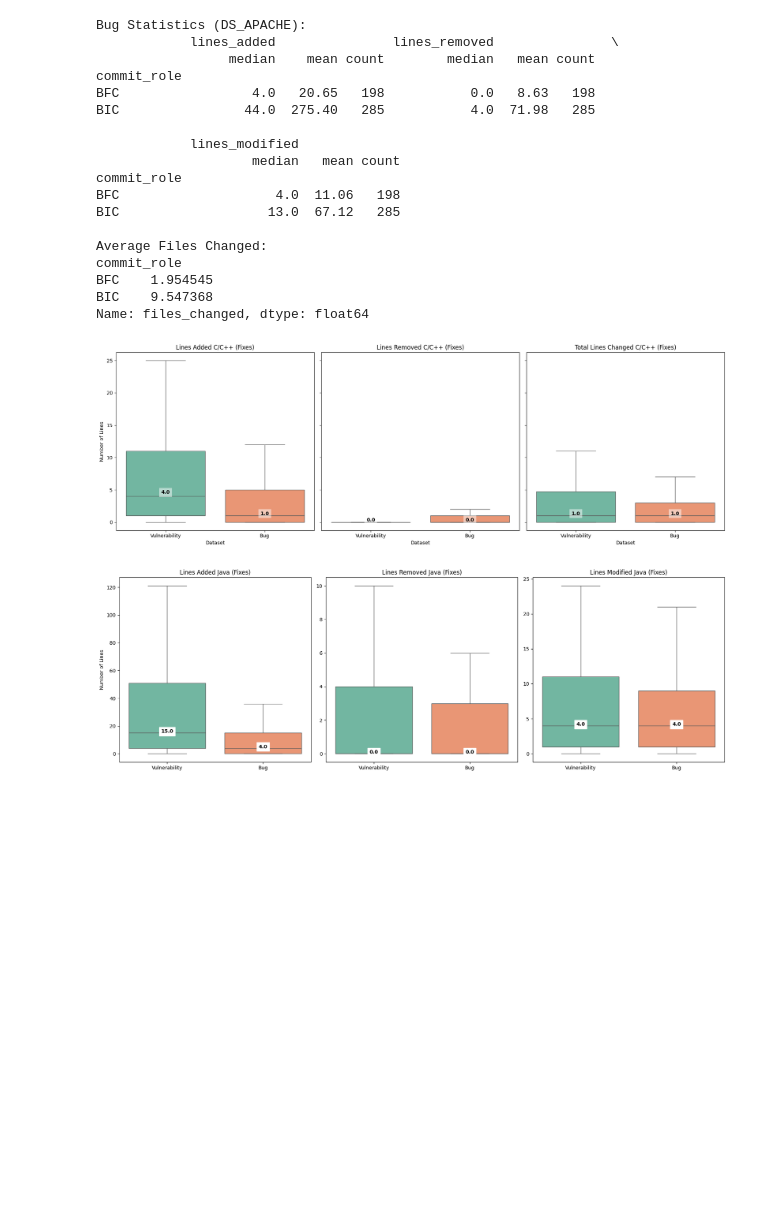
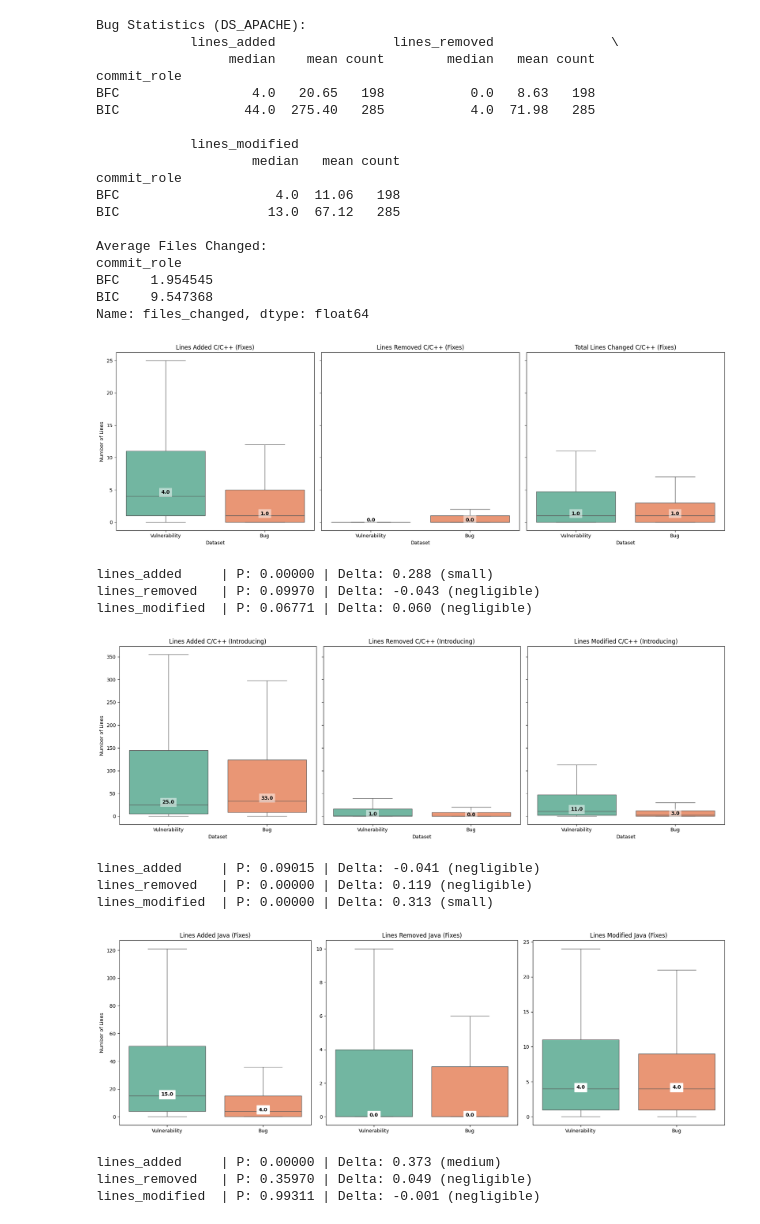
Before and after one commit to zaryanz/churn-bugs-vulns, a Jupyter notebook: notebooks/03_rq1_analysis.ipynb, the cells around one changed output. Saved outputs shown, nothing was run; the diff lists cells and outputs as text; code cells hidden in the pictures; blank space fills up the shorter version.

Commit message:
feat: stats analysis

```diff
--- a/notebooks/03_rq1_analysis.ipynb
+++ b/notebooks/03_rq1_analysis.ipynb
@@ -198,8 +187,76 @@ for i, metric in enumerate(metrics):
 
 plt.tight_layout()
 plt.show()
+
+from utils.stats import run_stats
+
+run_stats(df_fixing)
 # %% [output]
 [figure]
+lines_added     | P: 0.00000 | Delta: 0.288 (small)
+lines_removed   | P: 0.09970 | Delta: -0.043 (negligible)
+lines_modified  | P: 0.06771 | Delta: 0.060 (negligible)
+# %%
+import seaborn as sns
+import matplotlib.pyplot as plt
+
+# 1. Filter for only 'Fixing' commits (Ensure df_vuln and df_bug are your C/C++ data)
+df_introducing = pd.concat([
+    df_vuln[df_vuln['commit_role'] == 'VIC'][['lines_added', 'lines_removed', 'lines_modified', 'Dataset']],
+    df_bug[df_bug['commit_role'] == 'BIC'][['lines_added', 'lines_removed', 'lines_modified', 'Dataset']]
+])
+
+# 2. Create the plots
+fig, axes = plt.subplots(1, 3, figsize=(18, 6), sharey=True)
+
+metrics = ['lines_added', 'lines_removed', 'lines_modified']
+titles = ['Lines Added C/C++ (Introducing)', 'Lines Removed C/C++ (Introducing)', 'Lines Modified C/C++ (Introducing)']
+
+for i, metric in enumerate(metrics):
+    ax = axes[i]
+    sns.boxplot(
+        data=df_introducing,
+        x='Dataset',
+        y=metric,
+        hue='Dataset',
+        ax=ax,
+        showfliers=False,
+        palette="Set2",
+        legend=False
+    )
+
+    # --- Logic to add Median Labels ---
+    # We calculate medians grouped by Dataset for the specific metric
+    medians = df_introducing.groupby('Dataset')[metric].median()
+
+    # Get the x-tick positions (0 for first box, 1 for second)
+    for xtick in range(len(ax.get_xticklabels())):
+        dataset_name = ax.get_xticklabels()[xtick].get_text()
+        m_val = medians[dataset_name]
+
+        ax.text(
+            xtick,
+            m_val * 1.1 if m_val > 0 else 0.1,
+            f'{m_val:.1f}',
+            horizontalalignment='center',
+            size='medium',
+            color='black',
+            weight='bold',
+            bbox=dict(facecolor='white', alpha=0.5, edgecolor='none')
+        )
+
+    ax.set_title(titles[i])
+    ax.set_ylabel('Number of Lines' if i == 0 else '')
+
+plt.tight_layout()
+plt.show()
+
+run_stats(df_introducing)
+# %% [output]
+[figure, added]
+lines_added     | P: 0.09015 | Delta: -0.041 (negligible)
+lines_removed   | P: 0.00000 | Delta: 0.119 (negligible)
+lines_modified  | P: 0.00000 | Delta: 0.313 (small)
 # %%
 import seaborn as sns
 import matplotlib.pyplot as plt
@@ -237,8 +294,13 @@ for i, m in enumerate(metrics):
 
 plt.tight_layout()
 plt.show()
+
+run_stats(df_java_comp)
 # %% [output]
 [figure]
+lines_added     | P: 0.00000 | Delta: 0.373 (medium)
+lines_removed   | P: 0.35970 | Delta: 0.049 (negligible)
+lines_modified  | P: 0.99311 | Delta: -0.001 (negligible)
 # %%
 import seaborn as sns
 import matplotlib.pyplot as plt
```
Also changed, not shown: parts of 3 cells of this notebook, 15 other files.
